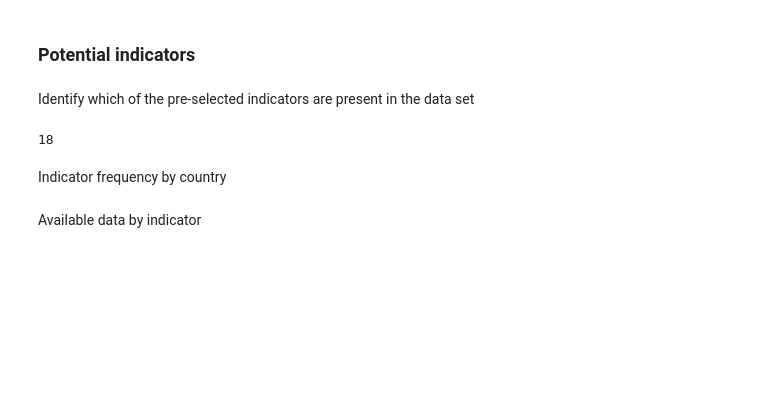
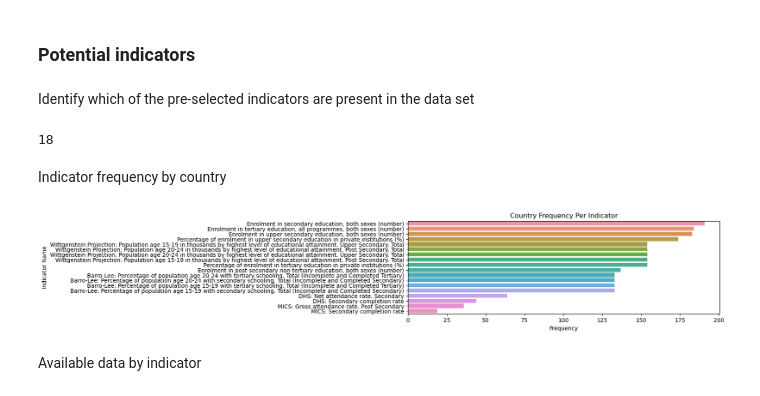
Before and after one commit to Dzov/DSP2, a Jupyter notebook: P2-notebook.ipynb, the cells around one changed output. Cells and saved outputs as stored; diff of their text form; code cells hidden in the pictures; blank space fills up the shorter version.

```diff
--- a/P2-notebook.ipynb
+++ b/P2-notebook.ipynb
@@ -421,3 +418,21 @@ education_indicator_frequency = getIndicatorsFrequency(potential_education_indic
+# %%
+def get_indicators_frequency(indicators):
+    return indicator_frequency.loc[
+        indicator_frequency.index.isin(indicators)
+    ].sort_values(by="Frequency", ascending=False)
+
+
+def plot_indicator_frequency(df):
+    plt.figure(figsize=[10, 3])
+    sns.barplot(x=df["Frequency"], y=df.index)
+    plt.title("Country Frequency Per Indicator")
+    plt.ylabel("Indicator Name")
+    plt.show()
+
+
+plot_indicator_frequency(get_indicators_frequency(potential_education_indicators))
+# %% [output]
+[figure, added]
 # %% [markdown]
 Available data by indicator
 # %%
```
Also changed, not shown: parts of 68 cells of this notebook.
